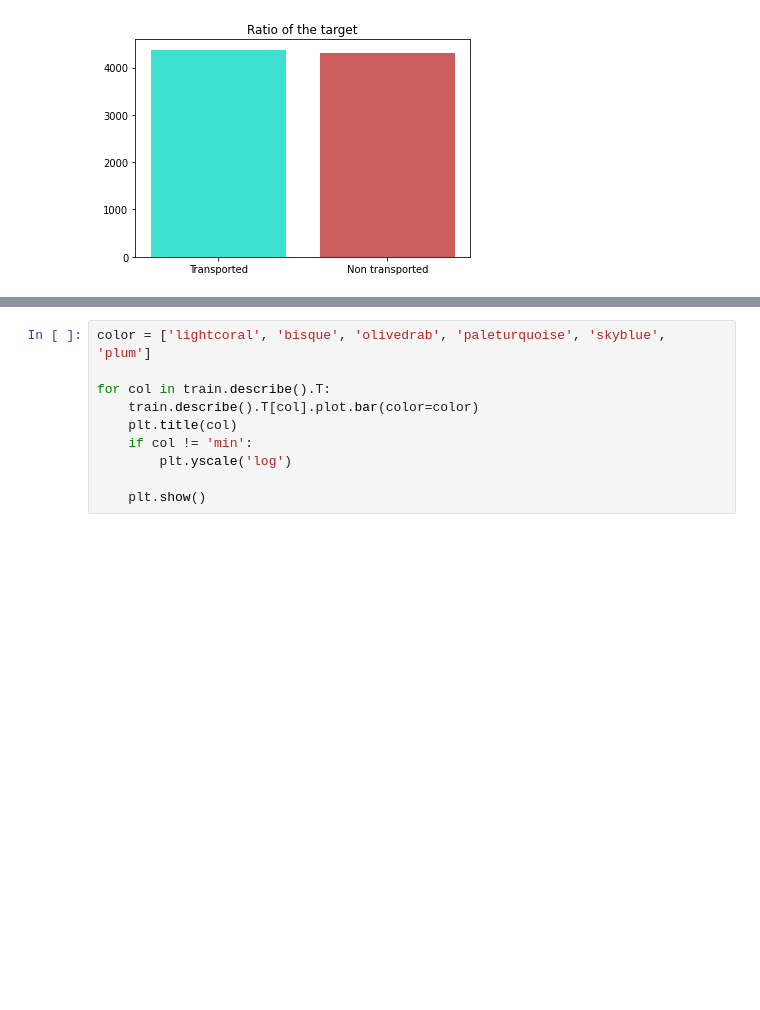
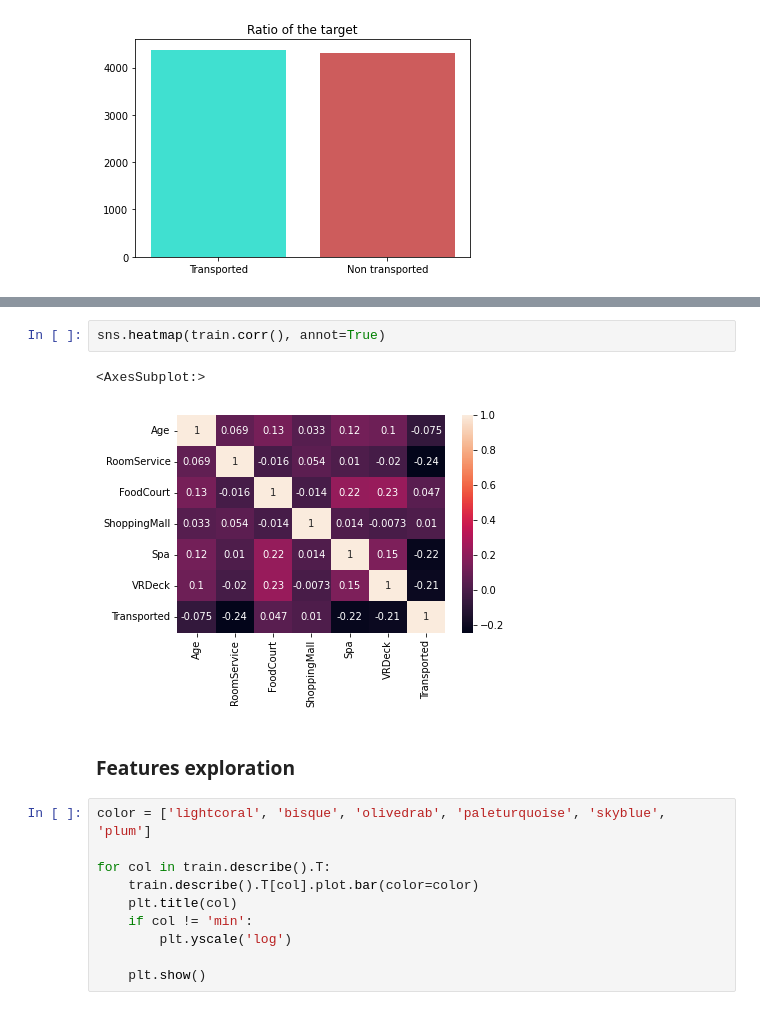
Before and after one commit to Steven-Maurice/projet_8_kaggle, a Jupyter notebook: spaceship-titanic.ipynb, the cells around one changed output, grey strips where cells are left out. Drawn from its saved outputs; the diff is of its cells as text; blank space fills up the shorter version.

```diff
--- a/spaceship-titanic.ipynb
+++ b/spaceship-titanic.ipynb
@@ -91,3 +110,10 @@ plt.bar(x=['Transported', 'Non transported'], height=y_train.value_counts(), col
+# %%
+sns.heatmap(train.corr(), annot=True)
+# %% [output]
+<AxesSubplot:>
+[figure, added]
+# %% [markdown]
+### Features exploration
 # %%
 color = ['lightcoral', 'bisque', 'olivedrab', 'paleturquoise', 'skyblue', 'plum']
 
```
Also changed, not shown: parts of 40 cells of this notebook.
